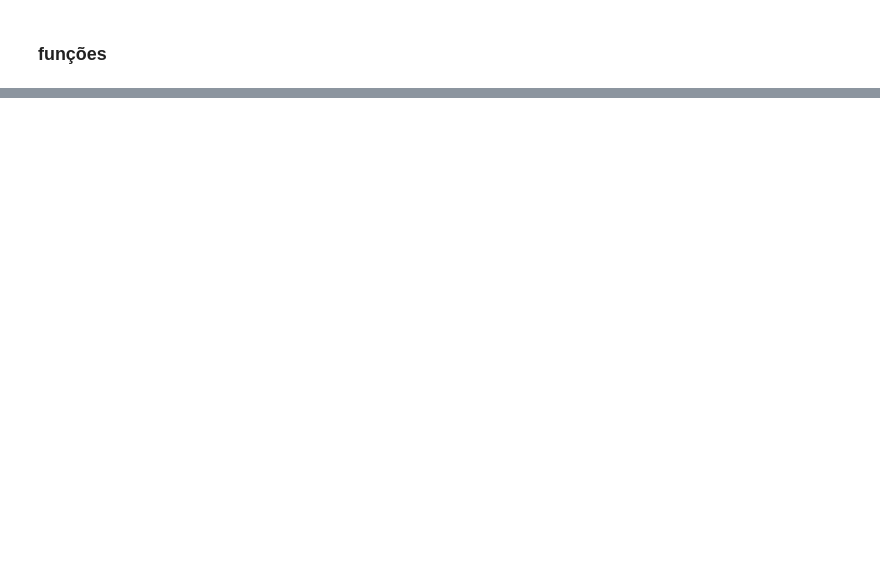
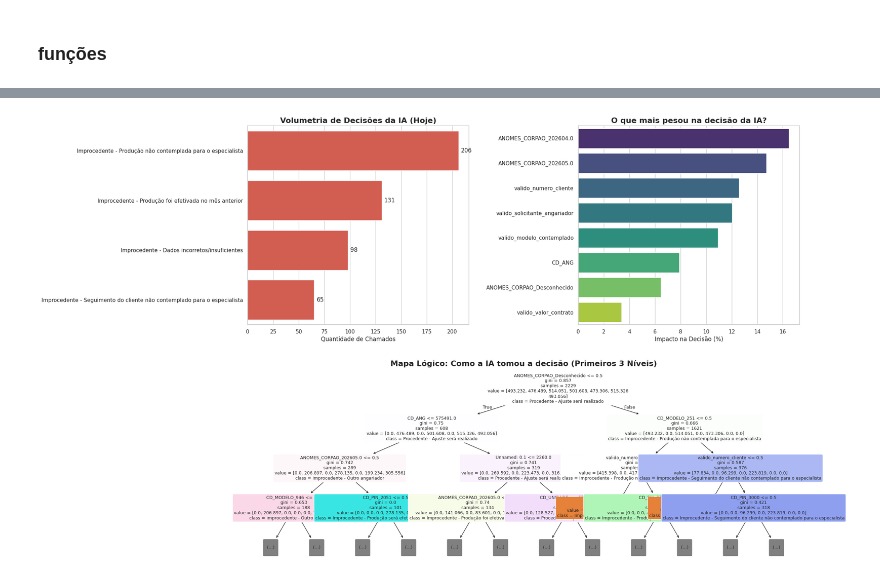
Before and after one commit to 55Hian/INTELIG-NCIA-ARTIFICIAL-E-APRENDIZADO-DE-M-QUINAS, a Jupyter notebook: main.ipynb, the cells around one changed output, grey strips where cells are left out. Drawn from its saved outputs; the diff is of its cells as text; code cells hidden in the pictures; blank space fills up the shorter version.

Commit message:
feat: modelo de treinamento

```diff
--- a/main.ipynb
+++ b/main.ipynb
@@ -48,0 +128,89 @@ def normalizar_alfanumerica(valor: str) -> str:
+# %%
+import pandas as pd
+import joblib
+import matplotlib.pyplot as plt
+import seaborn as sns
+from sklearn.tree import plot_tree
+
+# Configura o estilo visual dos gráficos
+sns.set_theme(style="whitegrid")
+
+def gerar_dashboard_ia(df_resultados, modelo_treinado, colunas_features, nomes_classes):
+    """
+    Gera um relatório visual completo com as predições do dia e o comportamento do modelo.
+    """
+    fig = plt.figure(figsize=(24, 14))
+
+    # --- GRÁFICO 1: Volumetria do Dia ---
+    ax1 = plt.subplot(2, 2, 1)
+    contagem_status = df_resultados['status_classificacao'].value_counts()
+    cores = ['#2ecc71' if 'Procedente' in status else '#e74c3c' for status in contagem_status.index]
+
+    sns.barplot(y=contagem_status.index, x=contagem_status.values, palette=cores, ax=ax1)
+    ax1.set_title('Volumetria de Decisões da IA (Hoje)', fontsize=16, fontweight='bold')
+    ax1.set_xlabel('Quantidade de Chamados', fontsize=12)
+    ax1.set_ylabel('')
+
+    for p in ax1.patches:
+        ax1.annotate(f'{int(p.get_width())}',
+                     (p.get_width(), p.get_y() + p.get_height() / 2.),
+                     ha='left', va='center', xytext=(5, 0), textcoords='offset points', fontsize=12)
+
+    # --- GRÁFICO 2: Feature Importance ---
+    ax2 = plt.subplot(2, 2, 2)
+    importancias = modelo_treinado.feature_importances_
+    df_imp = pd.DataFrame({'Regra': colunas_features, 'Peso (%)': importancias * 100})
+    df_imp = df_imp.sort_values(by='Peso (%)', ascending=False).head(8)
+
+    sns.barplot(x='Peso (%)', y='Regra', data=df_imp, palette='viridis', ax=ax2)
+    ax2.set_title('O que mais pesou na decisão da IA?', fontsize=16, fontweight='bold')
+    ax2.set_xlabel('Impacto na Decisão (%)', fontsize=12)
+    ax2.set_ylabel('')
+
+    # --- GRÁFICO 3: A Árvore de Decisão ---
+    ax3 = plt.subplot(2, 1, 2)
+    arvore_exemplo = modelo_treinado.estimators_[0]
+
+    plot_tree(
+        arvore_exemplo,
+        feature_names=colunas_features,
+        class_names=nomes_classes,
+        filled=True,
+        rounded=True,
+        max_depth=3,
+        fontsize=9,
+        ax=ax3
+    )
+    ax3.set_title('Mapa Lógico: Como a IA tomou a decisão (Primeiros 3 Níveis)', fontsize=16, fontweight='bold')
+
+    plt.tight_layout(pad=3.0)
+    plt.show()
+
+# =============================================================================
+# BLOCO DE EXECUÇÃO INDEPENDENTE (CARREGA TUDO DO ZERO)
+# =============================================================================
+
+print("Carregando base de dados e modelos da pasta...")
+
+# 1. Carrega os chamados que já foram classificados pela IA hoje
+# (Ajuste o caminho se o nome do arquivo for diferente no seu projeto)
+df_novos_chamados = pd.read_excel("./database/gold/chamados_classificados_floresta_aleatoria.xlsx")
+
+# 2. Carrega os cérebros da IA salvos na pasta 'models'
+rf_model = joblib.load("./database/models/rf_classificador_chamados.pkl")
+label_encoder = joblib.load("./database/models/label_encoder_chamados.pkl")
+
+# 3. Extrai as listas de features e classes que o modelo tem salvo dentro dele
+features_do_modelo = rf_model.feature_names_in_.tolist()
+classes_do_modelo = label_encoder.classes_.tolist()
+
+print("Gerando painel analítico...")
+
+# 4. Aciona a função geradora de gráficos
+gerar_dashboard_ia(
+    df_resultados=df_novos_chamados,
+    modelo_treinado=rf_model,
+    colunas_features=features_do_modelo,
+    nomes_classes=classes_do_modelo
+)
+# %% [output]
@@ -48,0 +226 @@ def normalizar_alfanumerica(valor: str) -> str:
+[figure, added]
```
Also changed, not shown: parts of 8 cells of this notebook, 11 other files.
